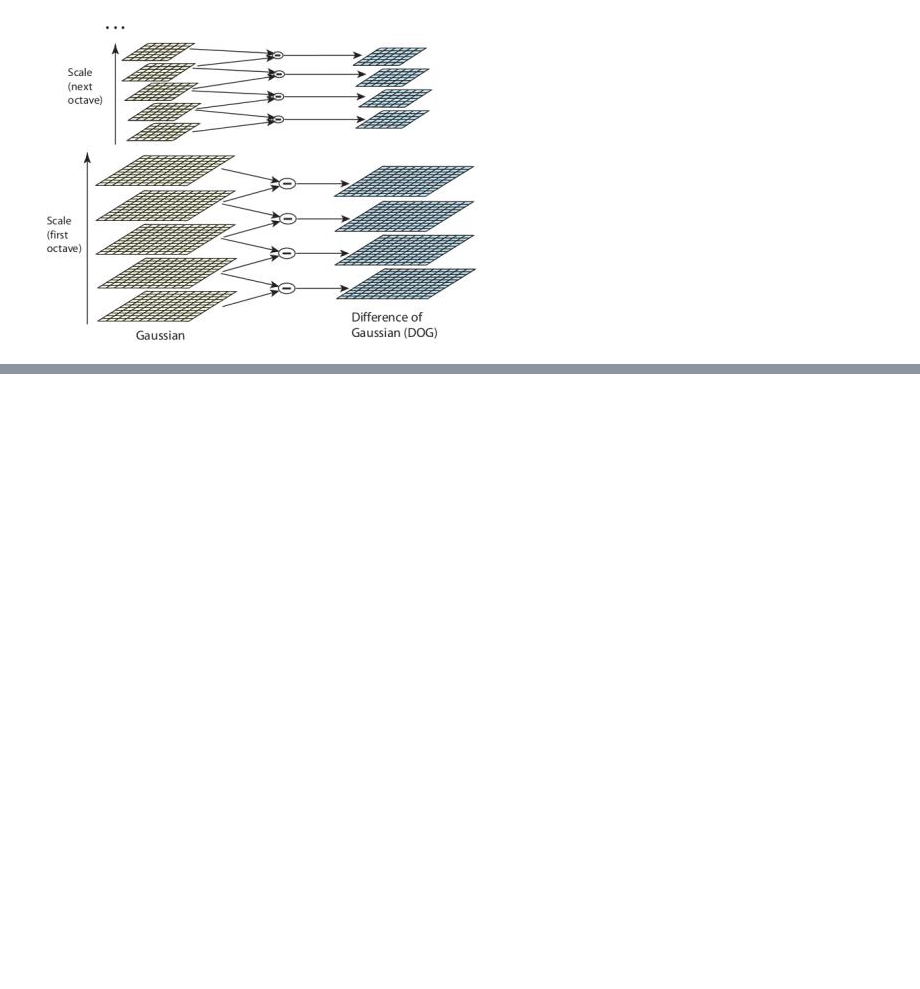
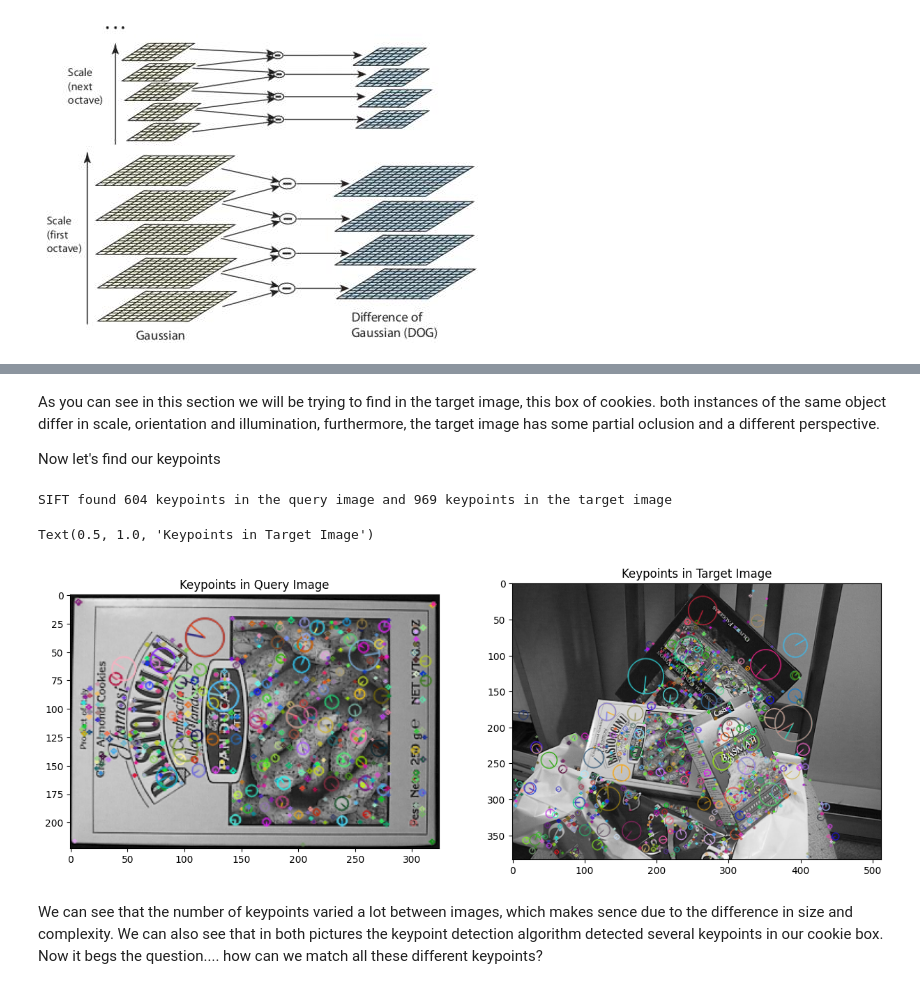
Before and after one commit to kev1092/Lab1, a Jupyter notebook: Copia_de_Lab_2_Feature_Extraction.ipynb, the cells around one changed output, grey strips where cells are left out. Saved outputs shown, nothing was run; the diff lists cells and outputs as text; code cells hidden in the pictures; blank space fills up the shorter version.

```diff
--- a/Copia_de_Lab_2_Feature_Extraction.ipynb
+++ b/Copia_de_Lab_2_Feature_Extraction.ipynb
@@ -50,0 +93,33 @@ Let's see an example of this!
+# %% [markdown]
+As you can see in this section we will be trying to find in the target image, this box of cookies. both instances of the same object differ in scale, orientation and illumination, furthermore, the target image has some partial oclusion and a different perspective.
+
+Now let's find our keypoints
+# %%
+# we create an instance for our detector
+
+sift = cv2.SIFT_create()
+
+kp_q = sift.detect(img_q,None)
+kp_t = sift.detect(img_t,None)
+
+print("SIFT found {} keypoints in the query image and {} keypoints in the target image".format(len(kp_q),len(kp_t)))
+
+# we can draw our keypoints in the images too
+img_kpq = img_q.copy()
+img_kpt = img_t.copy()
+img_kpq = cv2.drawKeypoints(img_q,kp_q,img_kpq, flags=cv2.DRAW_MATCHES_FLAGS_DRAW_RICH_KEYPOINTS)
+img_kpt = cv2.drawKeypoints(img_t,kp_t,img_kpt, flags=cv2.DRAW_MATCHES_FLAGS_DRAW_RICH_KEYPOINTS)
+
+fig = plt.figure(figsize=(15, 12), dpi=100)
+ax = fig.add_subplot(1, 2, 1)
+plt.imshow(img_kpq,cmap="gray")
+ax.set_title('Keypoints in Query Image')
+ax = fig.add_subplot(1,2,2)
+plt.imshow(img_kpt,cmap="gray")
+ax.set_title("Keypoints in Target Image")
+# %% [output]
+SIFT found 604 keypoints in the query image and 969 keypoints in the target image
+Text(0.5, 1.0, 'Keypoints in Target Image')
+[figure, added]
+# %% [markdown]
+We can see that the number of keypoints varied a lot between images, which makes sence due to the difference in size and complexity. We can also see that in both pictures the keypoint detection algorithm detected several keypoints in our cookie box. Now it begs the question.... how can we match all these different keypoints?
```
Also changed, not shown: parts of 10 cells of this notebook.
